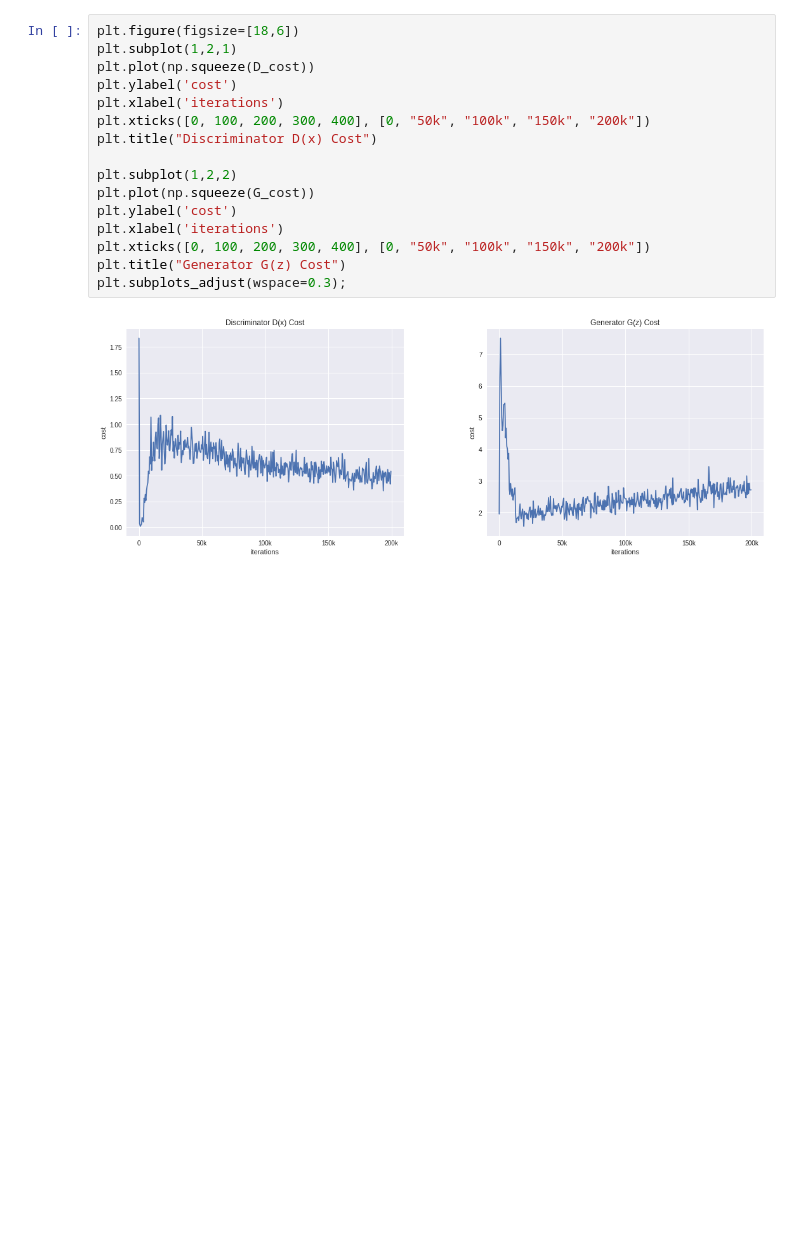
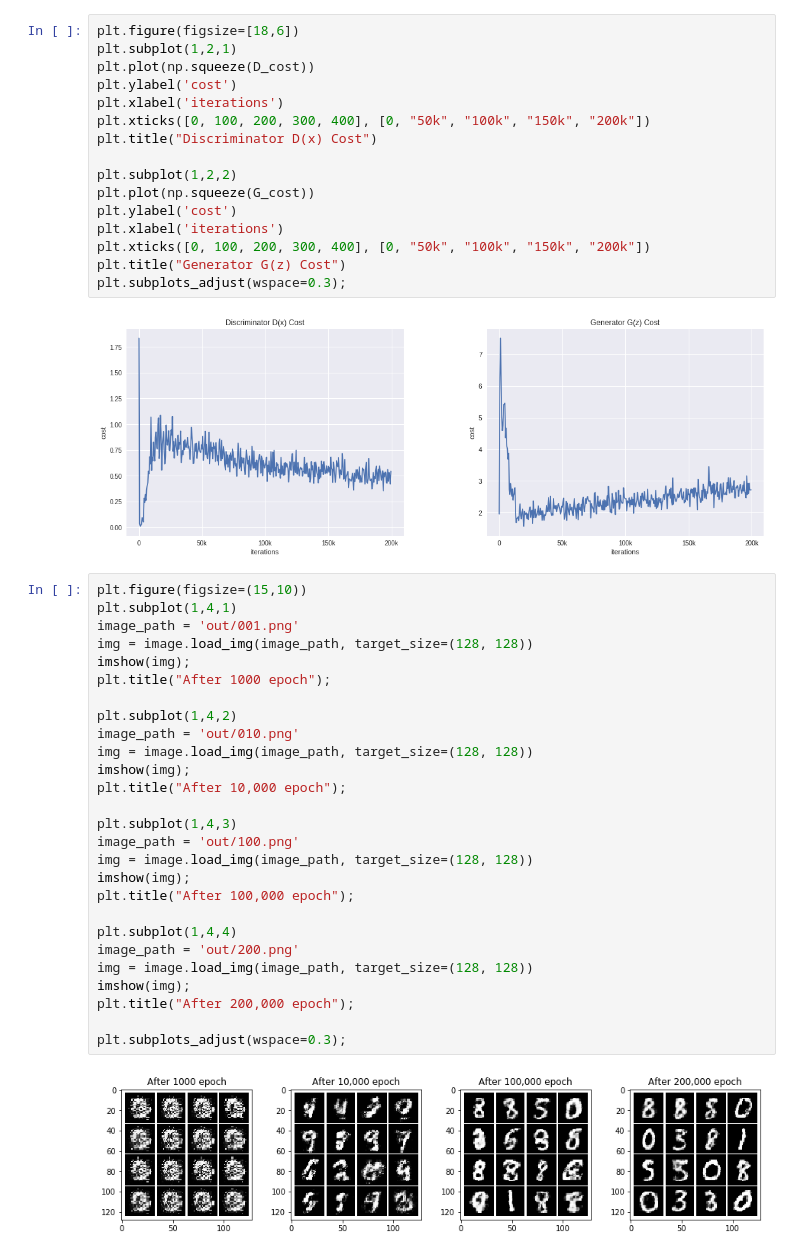
Before and after one commit to yumengdong/GANs, a Jupyter notebook: Week1/GANs_MNIST.ipynb, the cells around one changed output. Saved outputs shown, nothing was run; the diff lists cells and outputs as text; blank space fills up the shorter version.

```diff
--- a/Week1/GANs_MNIST.ipynb
+++ b/Week1/GANs_MNIST.ipynb
@@ -235,3 +237,32 @@ plt.title("Generator G(z) Cost")
 plt.subplots_adjust(wspace=0.3);
 # %% [output]
 [figure]
+# %%
+plt.figure(figsize=(15,10))
+plt.subplot(1,4,1)
+image_path = 'out/001.png'
+img = image.load_img(image_path, target_size=(128, 128))
+imshow(img);
+plt.title("After 1000 epoch");
+
+plt.subplot(1,4,2)
+image_path = 'out/010.png'
+img = image.load_img(image_path, target_size=(128, 128))
+imshow(img);
+plt.title("After 10,000 epoch");
+
+plt.subplot(1,4,3)
+image_path = 'out/100.png'
+img = image.load_img(image_path, target_size=(128, 128))
+imshow(img);
+plt.title("After 100,000 epoch");
+
+plt.subplot(1,4,4)
+image_path = 'out/200.png'
+img = image.load_img(image_path, target_size=(128, 128))
+imshow(img);
+plt.title("After 200,000 epoch");
+
+plt.subplots_adjust(wspace=0.3);
+# %% [output]
+[figure, added]
```
Also changed, not shown: parts of 1 cell of this notebook, 5 other files.
